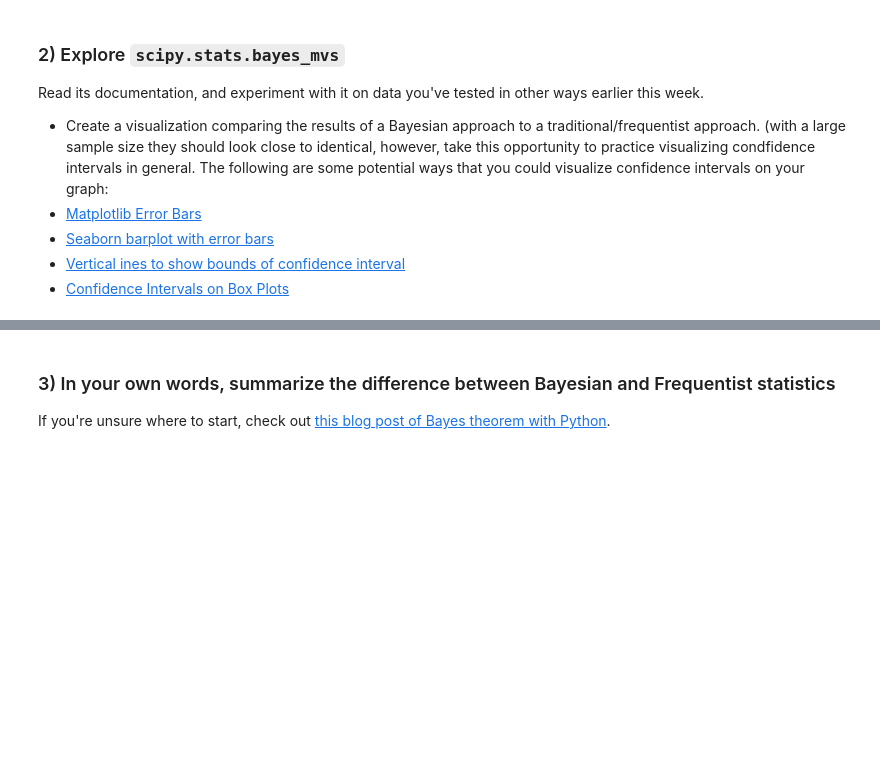
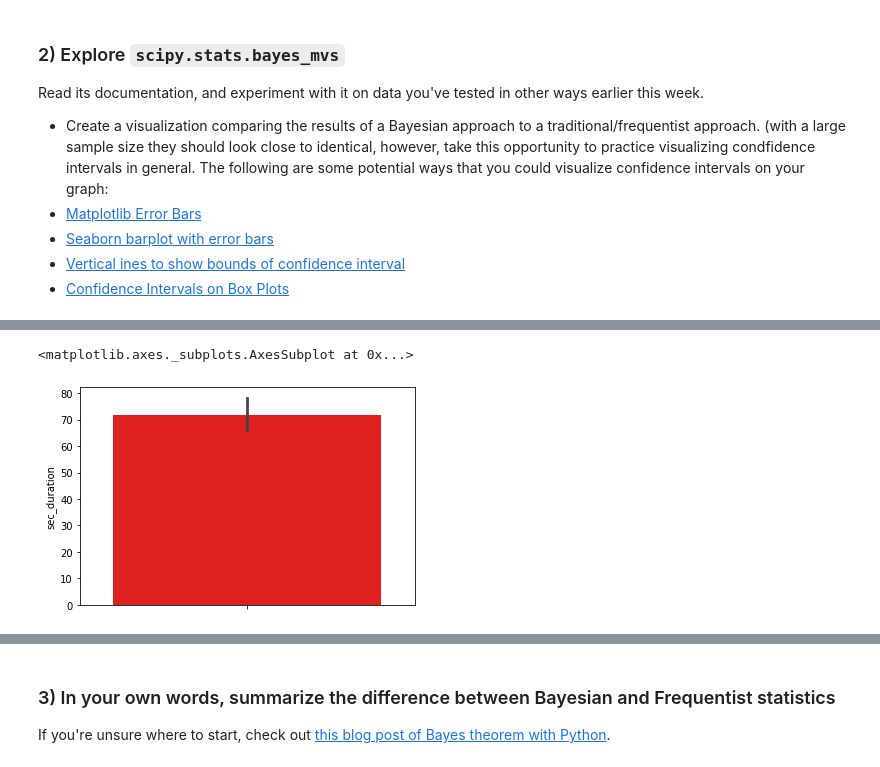
Before and after one commit to AaronReichert/DS-Unit-1-Sprint-2-Statistics, a Jupyter notebook: module3/LS_DS_123_Introduction_to_Bayesian_Inference_Assignment.ipynb, the cells around one changed output, grey strips where cells are left out. Saved outputs shown, nothing was run; the diff lists cells and outputs as text; code cells hidden in the pictures; blank space fills up the shorter version.

```diff
--- a/module3/LS_DS_123_Introduction_to_Bayesian_Inference_Assignment.ipynb
+++ b/module3/LS_DS_123_Introduction_to_Bayesian_Inference_Assignment.ipynb
@@ -97,0 +142,5 @@ import seaborn as sns
+# %%
+sns.barplot(songs['sec_duration'],orient='v',color='r')
+# %% [output]
+<matplotlib.axes._subplots.AxesSubplot at 0x...>
+[figure, added]
```
Also changed, not shown: parts of 13 cells of this notebook.
